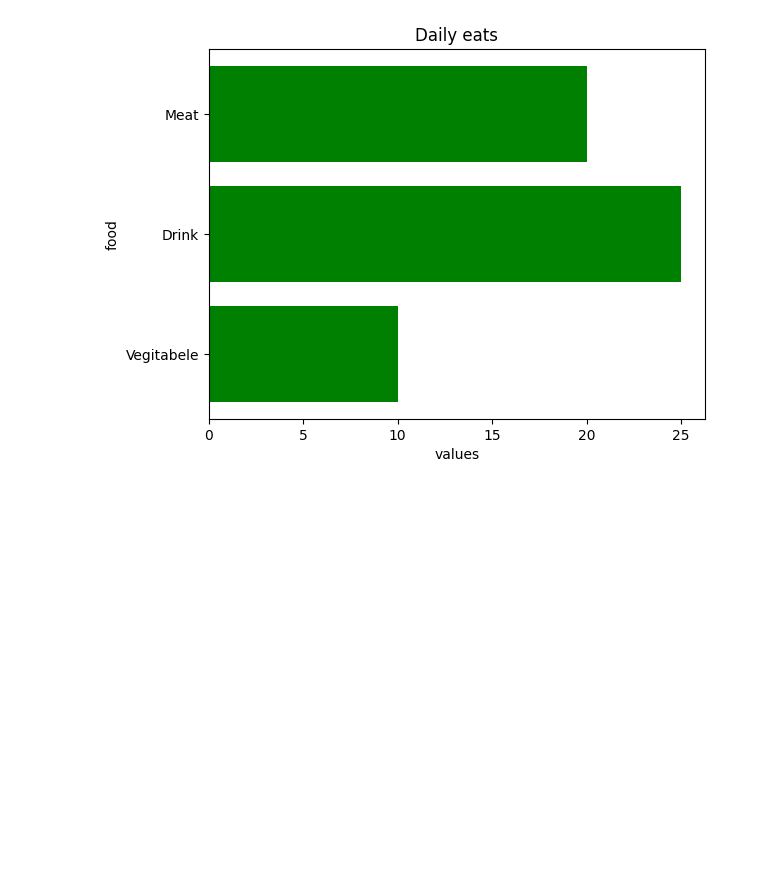
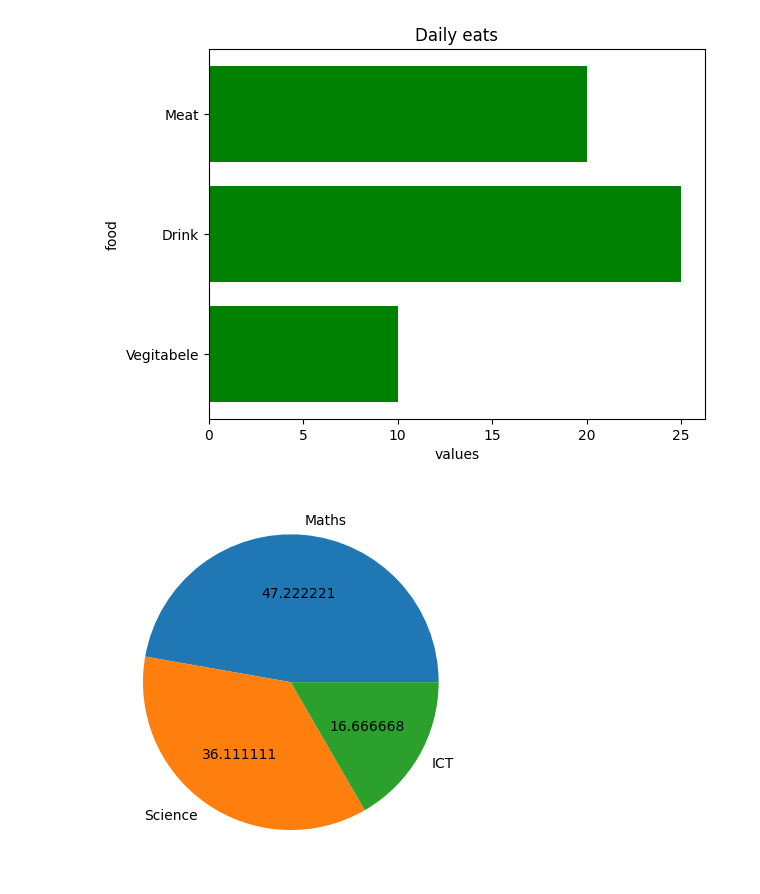
Before and after one commit to hasinduudara/Learn-Matplotlib, a Jupyter notebook: Matplotlib.ipynb, the cells around one changed output. Saved outputs shown, nothing was run; the diff lists cells and outputs as text; code cells hidden in the pictures; blank space fills up the shorter version.

```diff
--- a/Matplotlib.ipynb
+++ b/Matplotlib.ipynb
@@ -180,3 +180,16 @@ plt.xlabel("values")
 plt.show()
 # %% [output]
 [figure]
+# %%
+import matplotlib.pyplot as plt
+import numpy as np
+
+languages = ["Maths", "Science", "ICT"]
+marks = np.array([85, 65, 30])
+
+plt.pie(marks, labels=languages,
+               autopct="%1f")
+
+plt.show()
+# %% [output]
+[figure, added]
```
